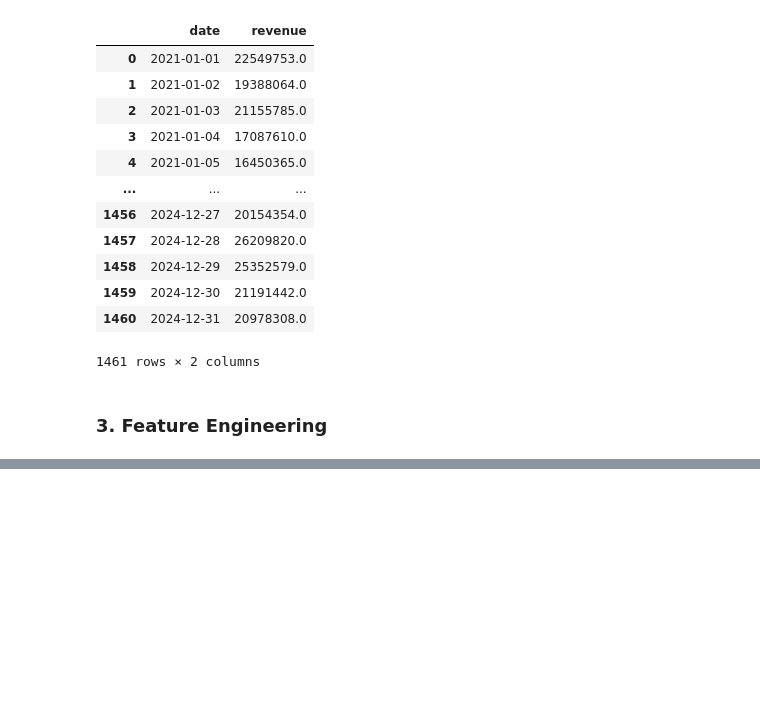
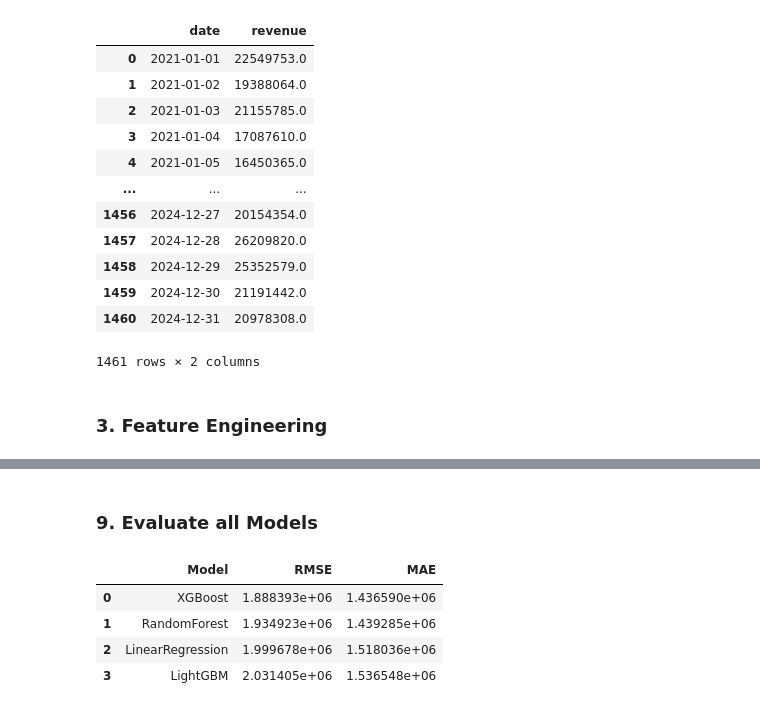
Before and after one commit to Bonaboss01/retail-sales-forecasting-genai, a Jupyter notebook: notebooks/03_ml_forecasting.ipynb, the cells around one changed output, grey strips where cells are left out. Drawn from its saved outputs; the diff is of its cells as text; code cells hidden in the pictures; blank space fills up the shorter version.

```diff
--- a/notebooks/03_ml_forecasting.ipynb
+++ b/notebooks/03_ml_forecasting.ipynb
@@ -90,0 +141,12 @@ ts.head()
+# %%
+from lightgbm import LGBMRegressor
+
+lgb = LGBMRegressor(
+    n_estimators=500,
+    learning_rate=0.05,
+    max_depth=-1,
+    random_state=42
+)
+lgb.fit(X_train, y_train)
+
+pred_lgb = lgb.predict(X_test)
@@ -90,0 +159,35 @@ ts.head()
+# %% [markdown]
+### 9. Evaluate all Models
+# %%
+
+
+def rmse(y_true, y_pred):
+    return np.sqrt(mean_squared_error(y_true, y_pred))
+
+results = pd.DataFrame({
+    "Model": ["LinearRegression", "RandomForest", "XGBoost", "LightGBM"],
+    "RMSE": [
+        rmse(y_test, pred_lr),
+        rmse(y_test, pred_rf),
+        rmse(y_test, pred_xgb),
+        rmse(y_test, pred_lgb)
+    ],
+    "MAE": [
+        mean_absolute_error(y_test, pred_lr),
+        mean_absolute_error(y_test, pred_rf),
+        mean_absolute_error(y_test, pred_xgb),
+        mean_absolute_error(y_test, pred_lgb)
+    ]
+})
+
+results = results.sort_values(by="RMSE", ascending=True).reset_index(drop=True)
+
+
+
+results
+# %% [output]
+|  | Model | RMSE | MAE |
+| 0 | XGBoost | 1.888393e+06 | 1.436590e+06 |
+| 1 | RandomForest | 1.934923e+06 | 1.439285e+06 |
+| 2 | LinearRegression | 1.999678e+06 | 1.518036e+06 |
+| 3 | LightGBM | 2.031405e+06 | 1.536548e+06 |
```
Also changed, not shown: parts of 20 cells of this notebook.
